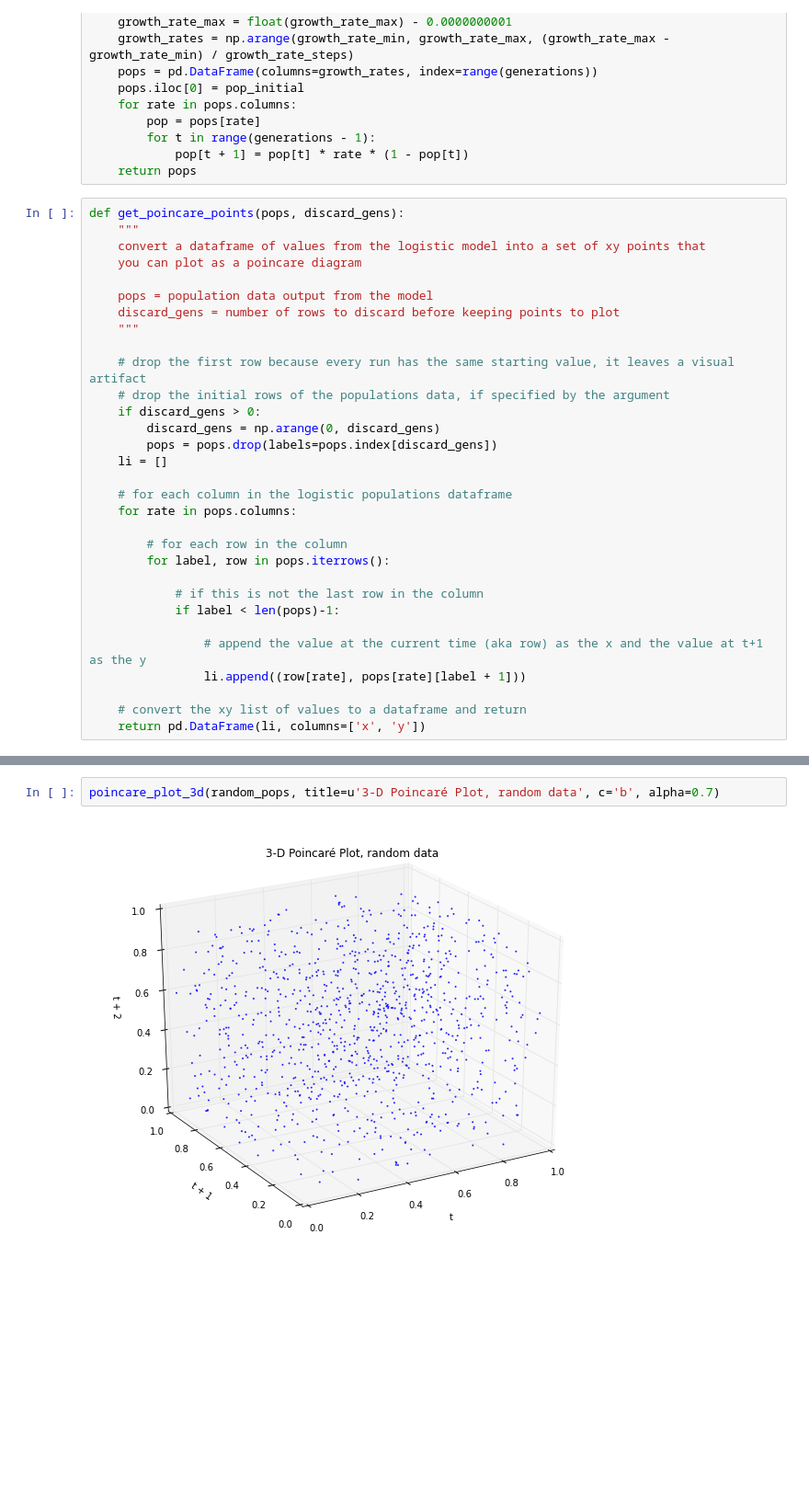
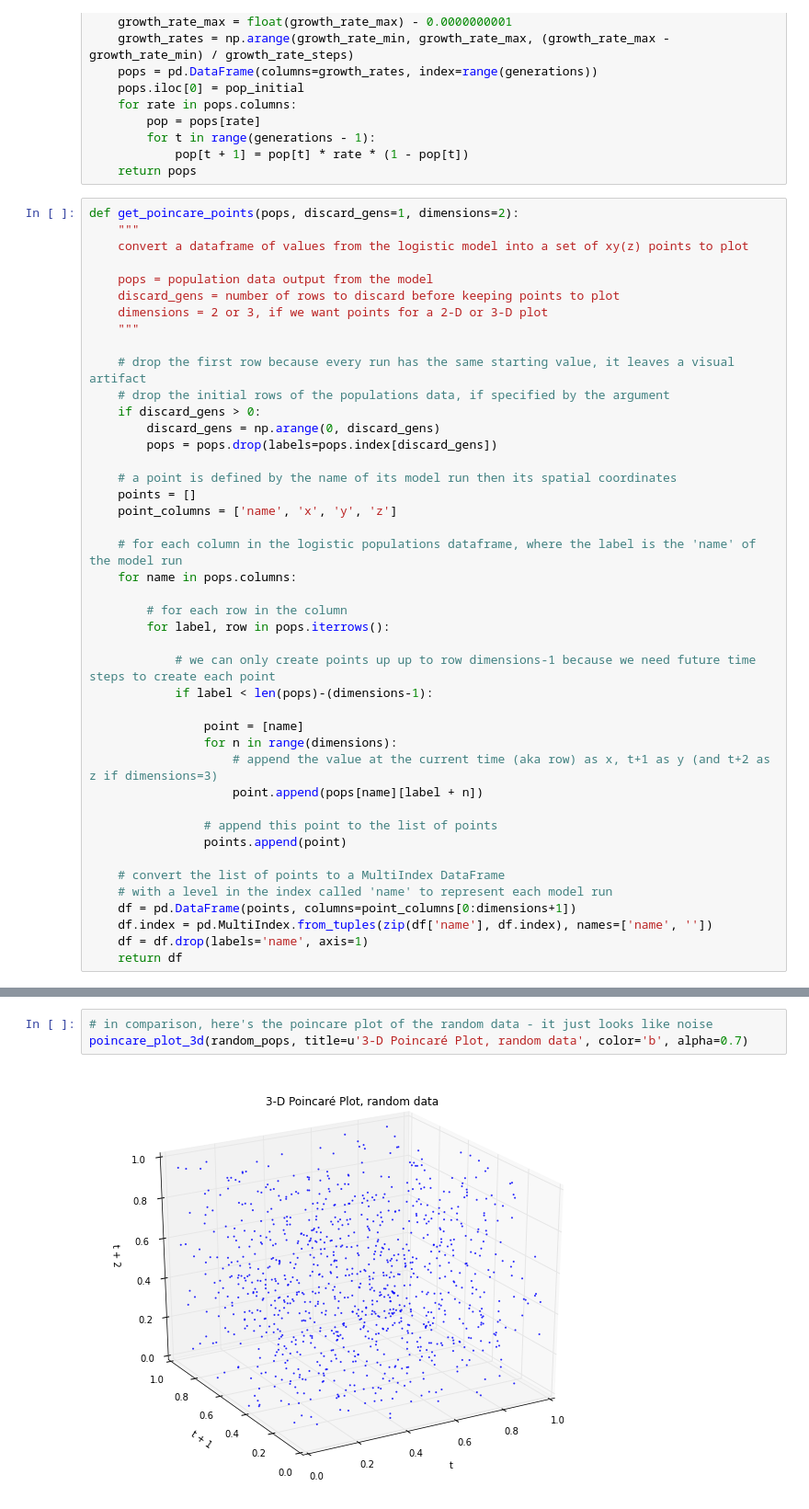
Before and after one commit to aitatanit/chaos-models, a Jupyter notebook: chaos-logistic-poincare-plots.ipynb, the cells around one changed output, grey strips where cells are left out. Shown: that part at 92% size. Cells and saved outputs as stored; diff of their text form; blank space fills up the shorter version.

```diff
--- a/chaos-logistic-poincare-plots.ipynb
+++ b/chaos-logistic-poincare-plots.ipynb
@@ -22,13 +22,13 @@ def logistic_model(generations=20, growth_rate_min=0.5, growth_rate_max=4.0, gro
             pop[t + 1] = pop[t] * rate * (1 - pop[t])
     return pops
 # %%
-def get_poincare_points(pops, discard_gens):
+def get_poincare_points(pops, discard_gens=1, dimensions=2):
     """
-    convert a dataframe of values from the logistic model into a set of xy points that
-    you can plot as a poincare diagram
+    convert a dataframe of values from the logistic model into a set of xy(z) points to plot
 
     pops = population data output from the model
     discard_gens = number of rows to discard before keeping points to plot
+    dimensions = 2 or 3, if we want points for a 2-D or 3-D plot
     """
 
     # drop the first row because every run has the same starting value, it leaves a visual artifact
@@ -36,19 +36,31 @@ def get_poincare_points(pops, discard_gens):
     if discard_gens > 0:
         discard_gens = np.arange(0, discard_gens)
         pops = pops.drop(labels=pops.index[discard_gens])
-    li = []
 
-    # for each column in the logistic populations dataframe
-    for rate in pops.columns:
+    # a point is defined by the name of its model run then its spatial coordinates
+    points = []
+    point_columns = ['name', 'x', 'y', 'z']
+
+    # for each column in the logistic populations dataframe, where the label is the 'name' of the model run
+    for name in pops.columns:
 
         # for each row in the column
         for label, row in pops.iterrows():
 
-            # if this is not the last row in the column
-            if label < len(pops)-1:
+            # we can only create points up up to row dimensions-1 because we need future time steps to create each point
+            if label < len(pops)-(dimensions-1):
 
-                # append the value at the current time (aka row) as the x and the value at t+1 as the y
-                li.append((row[rate], pops[rate][label + 1]))
+                point = [name]
+                for n in range(dimensions):
+                    # append the value at the current time (aka row) as x, t+1 as y (and t+2 as z if dimensions=3)
+                    point.append(pops[name][label + n])
 
-    # convert the xy list of values to a dataframe and return
-    return pd.DataFrame(li, columns=['x', 'y'])
+                # append this point to the list of points
+                points.append(point)
+
+    # convert the list of points to a MultiIndex DataFrame
+    # with a level in the index called 'name' to represent each model run
+    df = pd.DataFrame(points, columns=point_columns[0:dimensions+1])
+    df.index = pd.MultiIndex.from_tuples(zip(df['name'], df.index), names=['name', ''])
+    df = df.drop(labels='name', axis=1)
+    return df
@@ -265,4 +260,5 @@ poincare_plot_3d(pops, title=u'3-D Poincaré Plot, deterministic chaos')
 # %%
-poincare_plot_3d(random_pops, title=u'3-D Poincaré Plot, random data', c='b', alpha=0.7)
+# in comparison, here's the poincare plot of the random data - it just looks like noise
+poincare_plot_3d(random_pops, title=u'3-D Poincaré Plot, random data', color='b', alpha=0.7)
 # %% [output]
-[figure, old version]
+[figure, new version]
```
Also changed, not shown: parts of 17 cells of this notebook.
